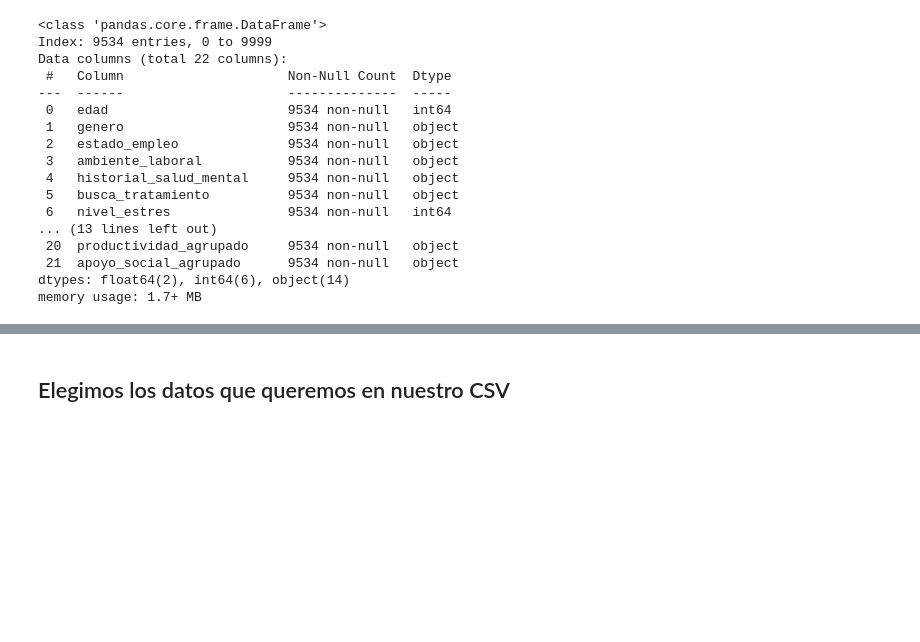
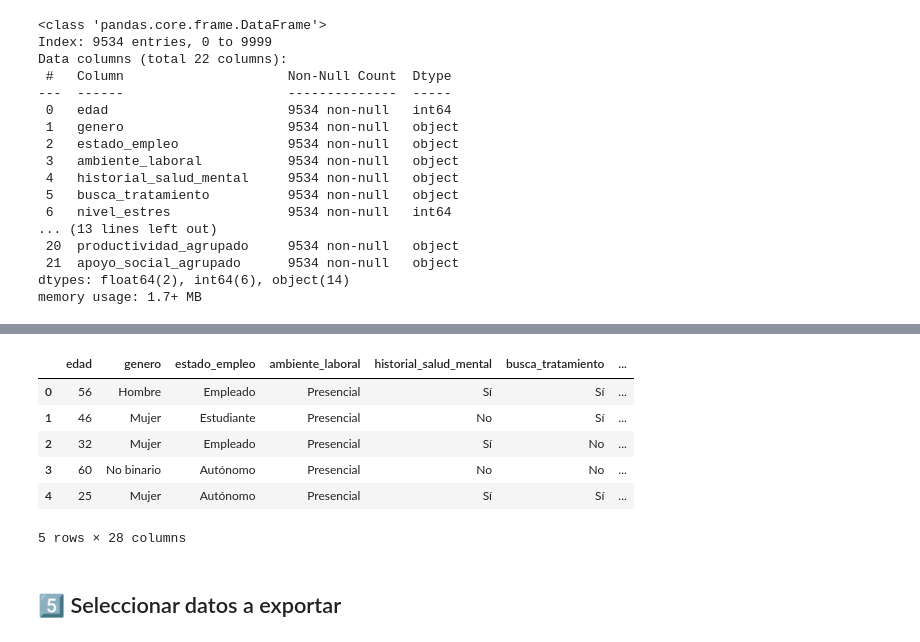
Before and after one commit to Martitaa/MentalHealth_Visualitation_LauraPArejo_MAgdalaPErez_LucianaYelicich_MartaSanz, a Jupyter notebook: EDA.ipynb, the cells around one changed output, grey strips where cells are left out. Saved outputs shown, nothing was run; the diff lists cells and outputs as text; code cells hidden in the pictures; blank space fills up the shorter version.

```diff
--- a/EDA.ipynb
+++ b/EDA.ipynb
@@ -833,2 +927,12 @@ memory usage: 1.7+ MB
+# %%
+df.head()
+# %% [output]
+|  | edad | genero | estado_empleo | ambiente_laboral | historial_salud_mental | busca_tratamiento | ... |
+| 0 | 56 | Hombre | Empleado | Presencial | Sí | Sí | ... |
+| 1 | 46 | Mujer | Estudiante | Presencial | No | Sí | ... |
+| 2 | 32 | Mujer | Empleado | Presencial | Sí | No | ... |
+| 3 | 60 | No binario | Autónomo | Presencial | No | No | ... |
+| 4 | 25 | Mujer | Autónomo | Presencial | Sí | Sí | ... |
+5 rows × 28 columns
 # %% [markdown]
-## Elegimos los datos que queremos en nuestro CSV
+## 5️⃣ Seleccionar datos a exportar
```
Also changed, not shown: parts of 5 cells of this notebook, 2 other files.
